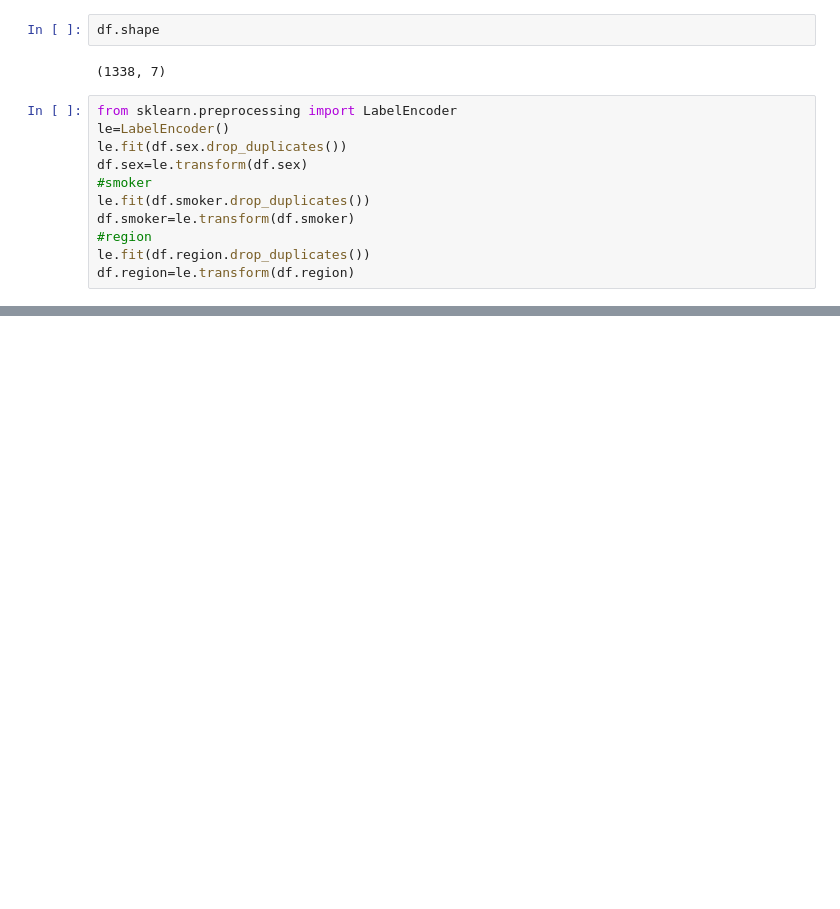
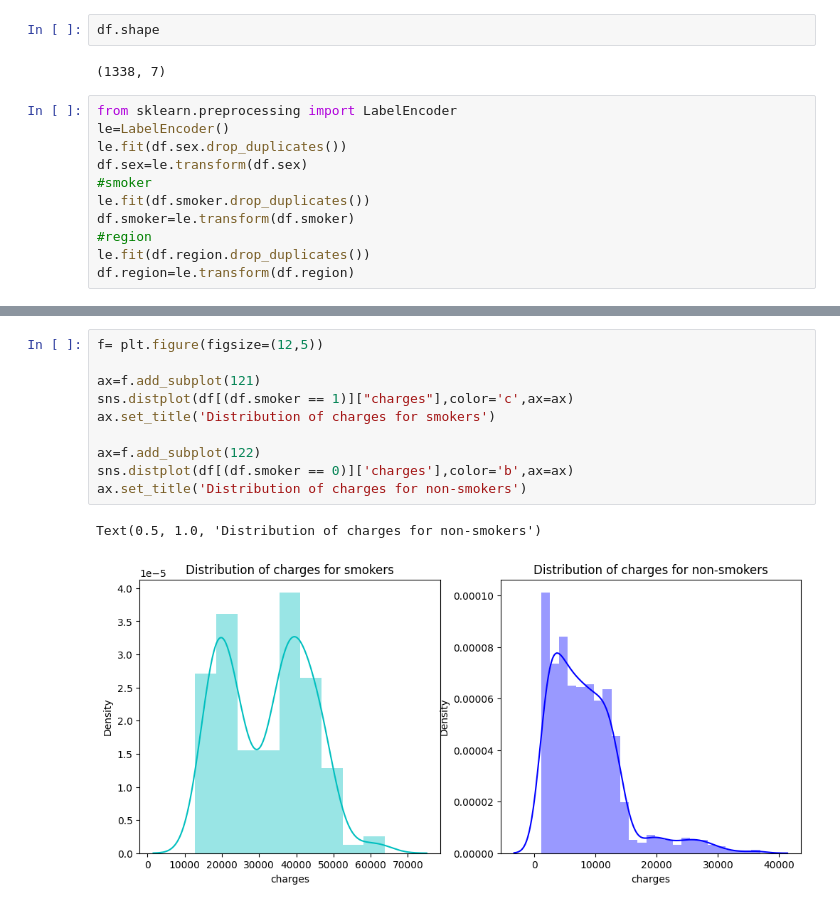
Before and after one commit to INCREDIBLE-AURNOB/Predict-personal-medical-cost, a Jupyter notebook: Personal_medical_cost.ipynb, the cells around one changed output, grey strips where cells are left out. Saved outputs shown, nothing was run; the diff lists cells and outputs as text; blank space fills up the shorter version.

```diff
--- a/Personal_medical_cost.ipynb
+++ b/Personal_medical_cost.ipynb
@@ -95,0 +64,13 @@ TypeError: ignored
+# %%
+f= plt.figure(figsize=(12,5))
+
+ax=f.add_subplot(121)
+sns.distplot(df[(df.smoker == 1)]["charges"],color='c',ax=ax)
+ax.set_title('Distribution of charges for smokers')
+
+ax=f.add_subplot(122)
+sns.distplot(df[(df.smoker == 0)]['charges'],color='b',ax=ax)
+ax.set_title('Distribution of charges for non-smokers')
+# %% [output]
+Text(0.5, 1.0, 'Distribution of charges for non-smokers')
+[figure, added]
```
Also changed, not shown: parts of 11 cells of this notebook.
